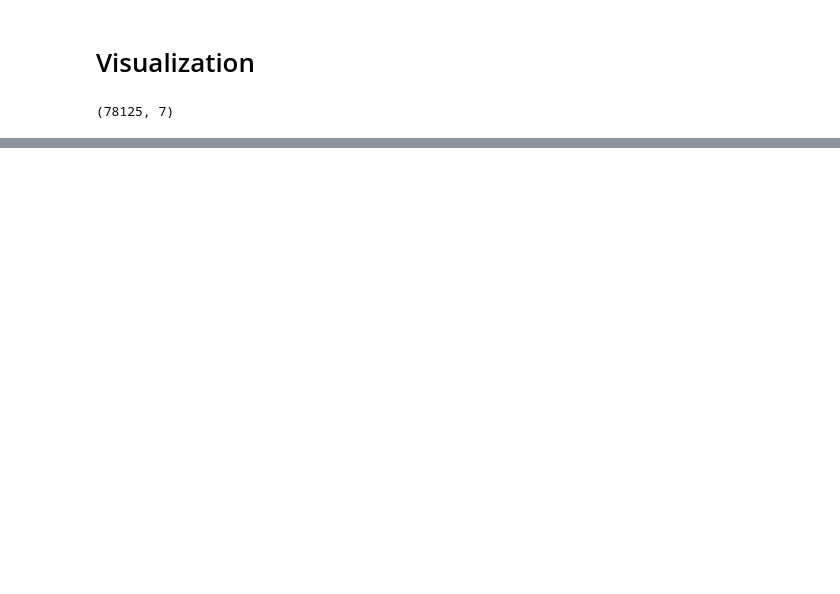
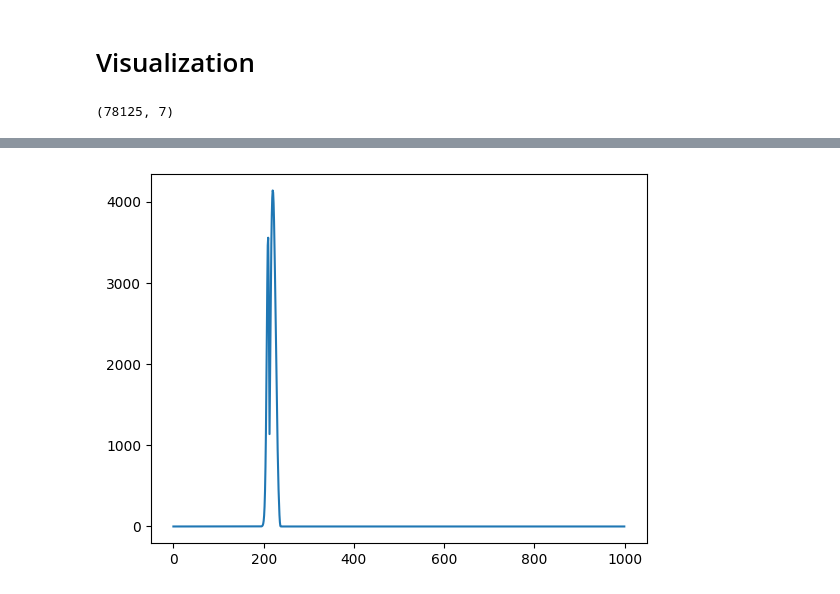
Before and after one commit to Bbosc/GDSOA, a Jupyter notebook: main_franka.ipynb, the cells around one changed output, grey strips where cells are left out. Saved outputs shown, nothing was run; the diff lists cells and outputs as text; code cells hidden in the pictures; blank space fills up the shorter version.

```diff
--- a/main_franka.ipynb
+++ b/main_franka.ipynb
@@ -188,3 +189,10 @@ plt.show()
+# %%
+grad = np.stack(ds.gradient_logger)
+plt.figure()
+plt.plot(range(grad.shape[0]), np.linalg.norm(grad, axis=2))
+plt.show()
+# %% [output]
+[figure, added]
 # %%
 %matplotlib widget
 
```
Also changed, not shown: parts of 9 cells of this notebook, 1 other file.
